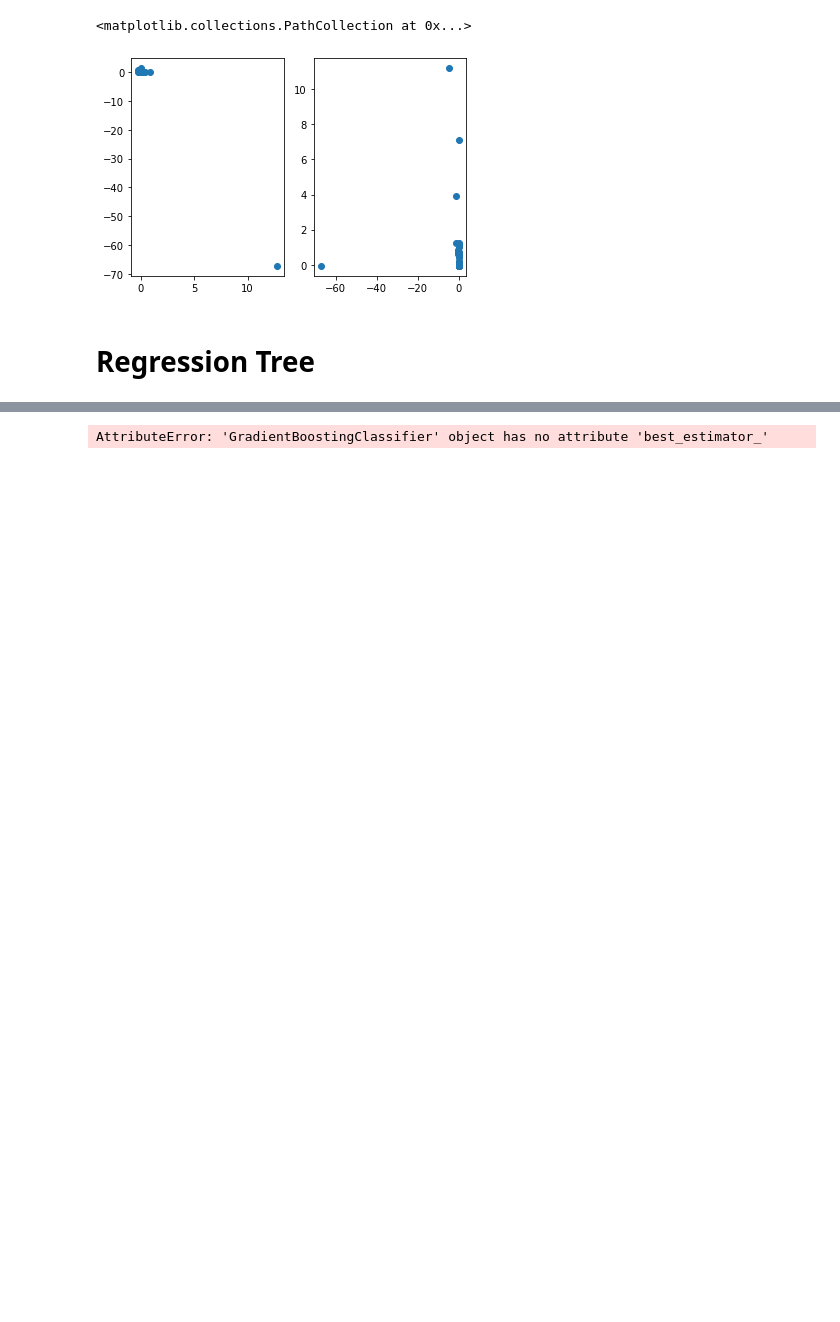
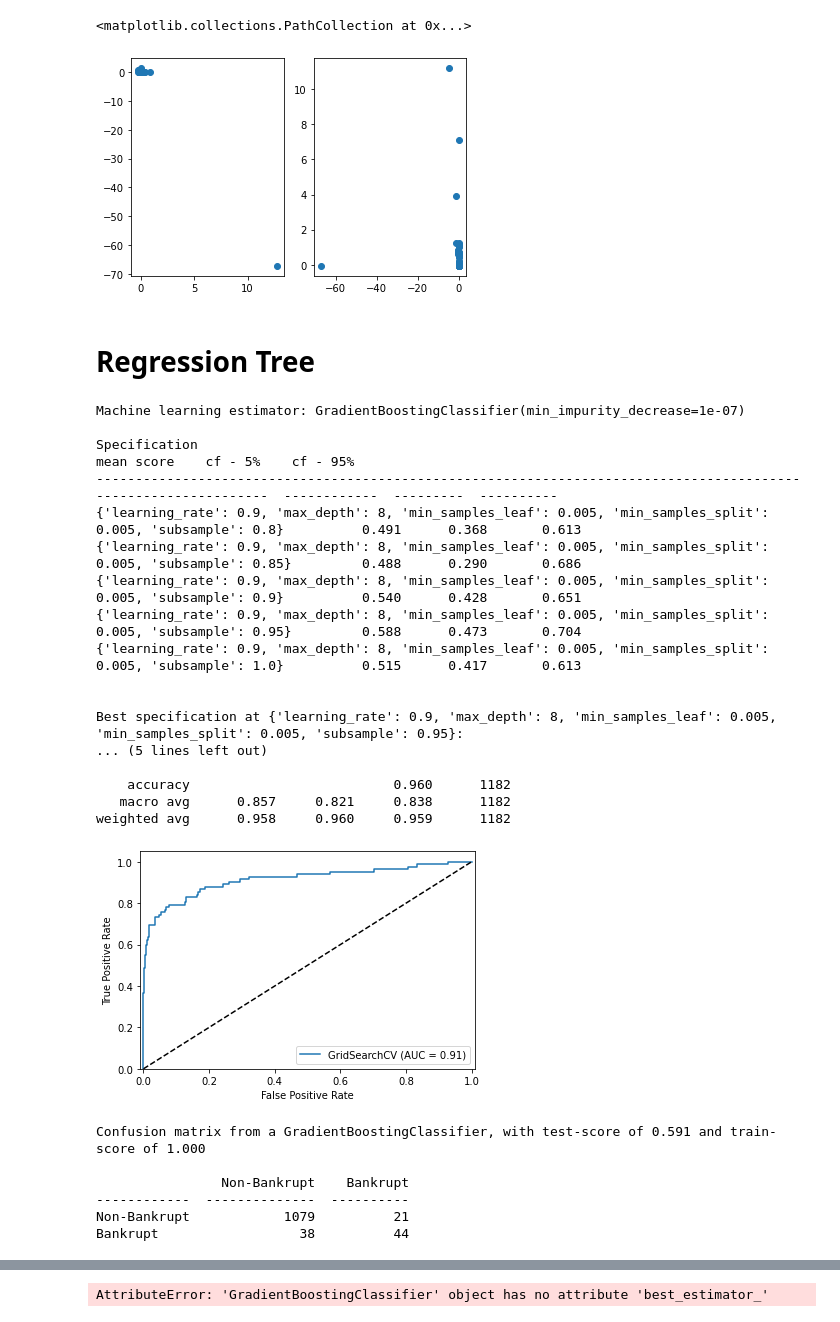
Before and after one commit to KarlTjensvoll/seminar_ml, a Jupyter notebook: code/python/karl_sandbox_2.ipynb, the cells around one changed output, grey strips where cells are left out. Cells and saved outputs as stored; diff of their text form; code cells hidden in the pictures; blank space fills up the shorter version.

```diff
--- a/code/python/karl_sandbox_2.ipynb
+++ b/code/python/karl_sandbox_2.ipynb
@@ -216,0 +163,63 @@ ml.validate_model(grid_result, (x_train, y_train), (x_test, y_test)) ;
+# %%
+# These are the optimal parameters that I have found, thorough some itterative process.
+#max_depth > 3. # We have a lot of features, so it is maybe a good idea to have a ok depth
+min_samples_split = [0.005]  # More optimal can be found around 0.003, but I choose this in order to not overfit
+min_samples_leaf = [0.005]  # More optimal can be found around 0.007.
+learning_rate = [0.9]  # Optimal at 0.92
+max_depth = [8]
+# %%
+GBC_parameters = {
+    "learning_rate": learning_rate,
+    "min_samples_split": min_samples_split,
+    "min_samples_leaf": min_samples_leaf,
+    "max_depth":max_depth,
+    # "max_features": ['sqrt'] # Improves runtime, can be removed after optimal parameters found?
+    "subsample":[0.8, 0.85, 0.9, 0.95, 1.0],
+}
+# %%
+gradient_boost = GradientBoostingClassifier(
+    min_weight_fraction_leaf=0.0,
+    min_impurity_decrease=1e-07,
+    n_estimators = 100,
+    verbose=0,
+    warm_start=False
+)
+grid_result = ml.search_hyperparameters(
+    gradient_boost,
+    GBC_parameters,
+    (x_train, y_train),
+    scoring='recall',
+    refit=True,
+    n_jobs=4
+)
+# %%
+
+# Print a nice report of the results.
+ml.grid_cv_report(grid_result, x_test, y_test)
+# Then get the best model given the best hyperparameters
+best_model = ml.validate_model(grid_result, (x_train, y_train), (x_test, y_test)) ;
+# %% [output]
+Machine learning estimator: GradientBoostingClassifier(min_impurity_decrease=1e-07)
+
+Specification                                                                                                       mean score    cf - 5%    cf - 95%
+----------------------------------------------------------------------------------------------------------------  ------------  ---------  ----------
+{'learning_rate': 0.9, 'max_depth': 8, 'min_samples_leaf': 0.005, 'min_samples_split': 0.005, 'subsample': 0.8}          0.491      0.368       0.613
+{'learning_rate': 0.9, 'max_depth': 8, 'min_samples_leaf': 0.005, 'min_samples_split': 0.005, 'subsample': 0.85}         0.488      0.290       0.686
+{'learning_rate': 0.9, 'max_depth': 8, 'min_samples_leaf': 0.005, 'min_samples_split': 0.005, 'subsample': 0.9}          0.540      0.428       0.651
+{'learning_rate': 0.9, 'max_depth': 8, 'min_samples_leaf': 0.005, 'min_samples_split': 0.005, 'subsample': 0.95}         0.588      0.473       0.704
+{'learning_rate': 0.9, 'max_depth': 8, 'min_samples_leaf': 0.005, 'min_samples_split': 0.005, 'subsample': 1.0}          0.515      0.417       0.613
+
+
+Best specification at {'learning_rate': 0.9, 'max_depth': 8, 'min_samples_leaf': 0.005, 'min_samples_split': 0.005, 'subsample': 0.95}:
+... (5 lines left out)
+
+    accuracy                          0.960      1182
+   macro avg      0.857     0.821     0.838      1182
+weighted avg      0.958     0.960     0.959      1182
+[figure, added]
+Confusion matrix from a GradientBoostingClassifier, with test-score of 0.591 and train-score of 1.000
+
+                Non-Bankrupt    Bankrupt
+------------  --------------  ----------
+Non-Bankrupt            1079          21
+Bankrupt                  38          44
```
Also changed, not shown: parts of 13 cells of this notebook, 1 other file.
